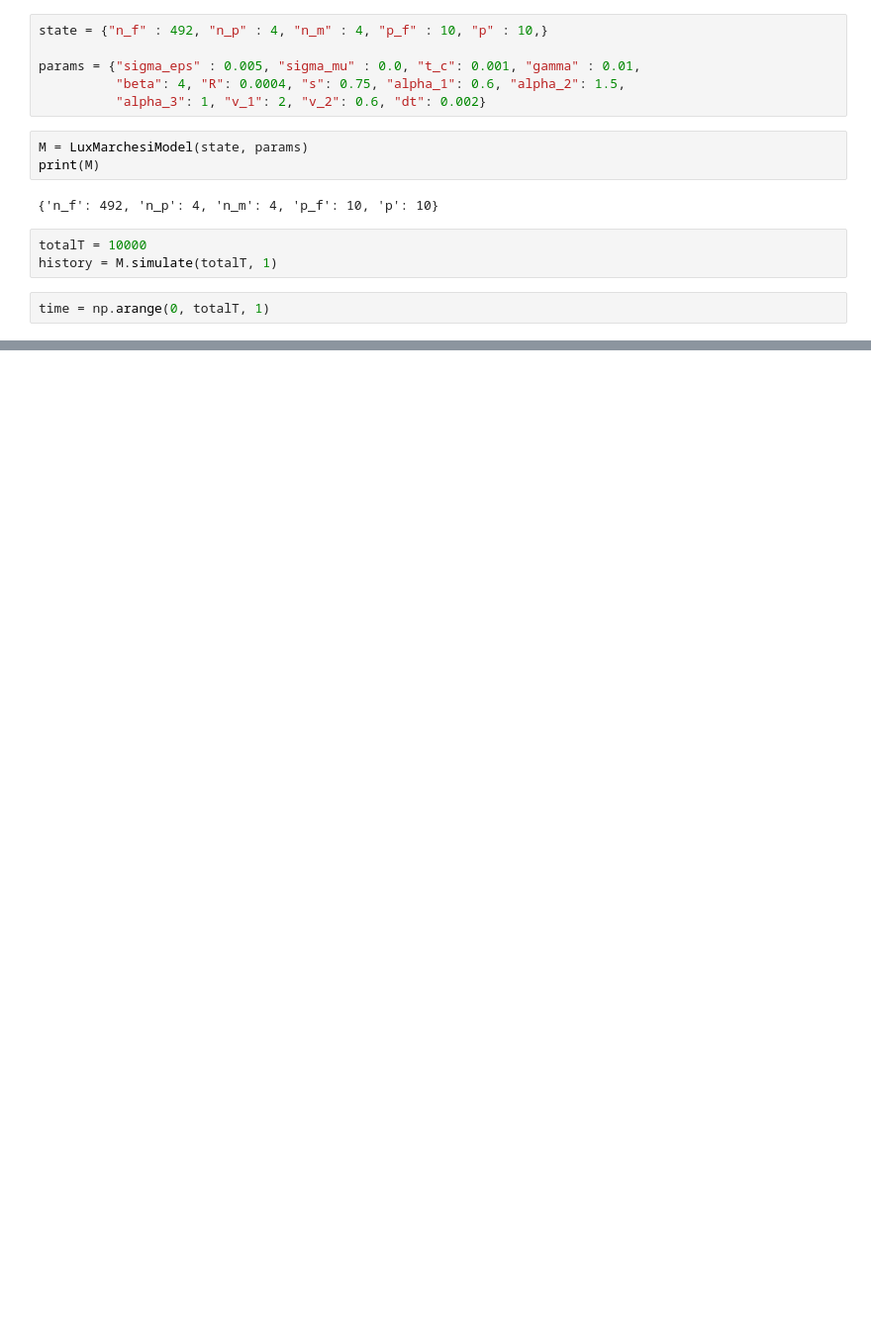
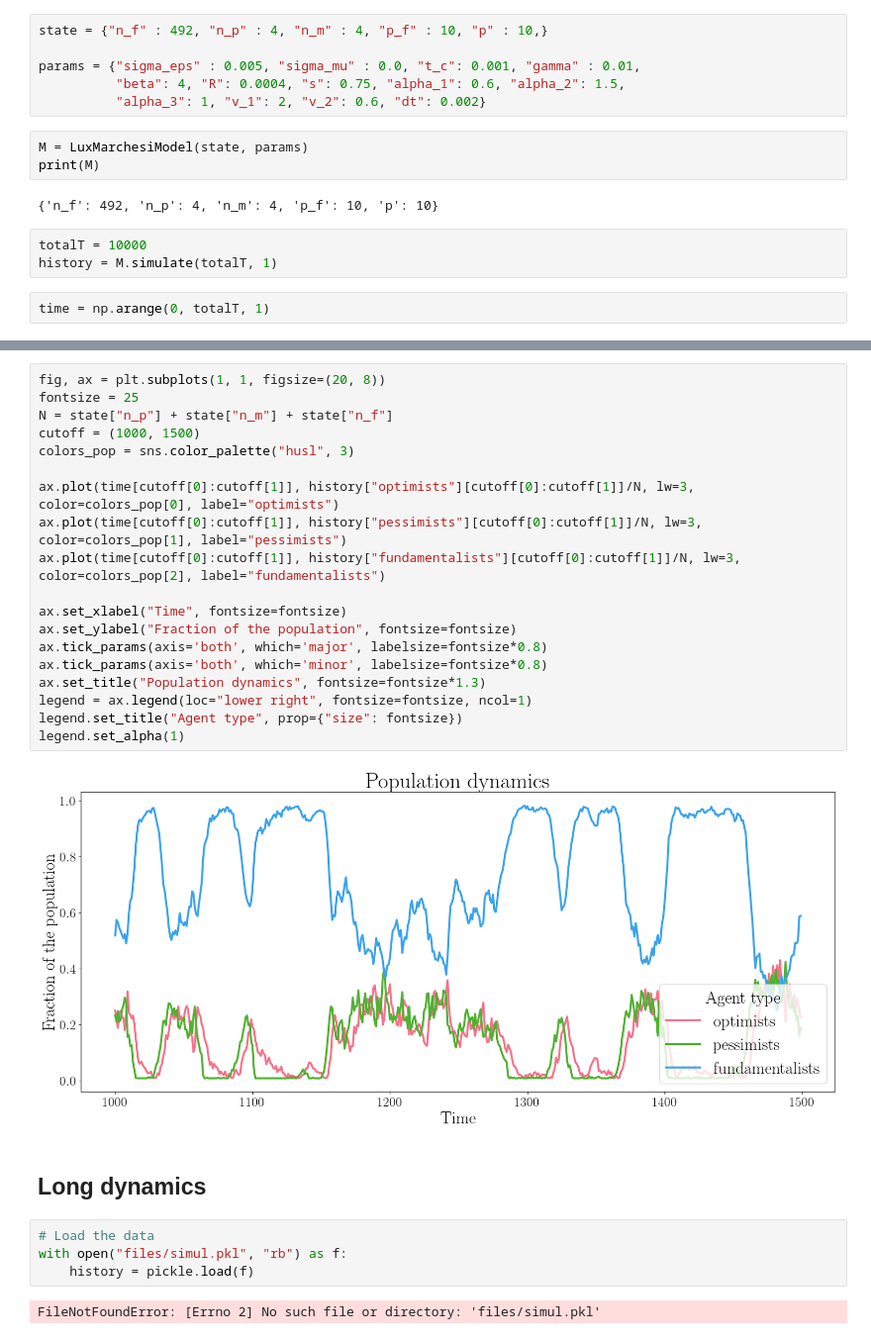
Before and after one commit to paololapo/LuxMarchesiModel, a Jupyter notebook: notebook.ipynb, the cells around one changed output, grey strips where cells are left out. Shown at 99% size. Saved outputs shown, nothing was run; the diff lists cells and outputs as text; blank space fills up the shorter version.

```diff
--- a/notebook.ipynb
+++ b/notebook.ipynb
@@ -62,0 +107,29 @@ fig.tight_layout();
+# %%
+fig, ax = plt.subplots(1, 1, figsize=(20, 8))
+fontsize = 25
+N = state["n_p"] + state["n_m"] + state["n_f"]
+cutoff = (1000, 1500)
+colors_pop = sns.color_palette("husl", 3)
+
+ax.plot(time[cutoff[0]:cutoff[1]], history["optimists"][cutoff[0]:cutoff[1]]/N, lw=3, color=colors_pop[0], label="optimists")
+ax.plot(time[cutoff[0]:cutoff[1]], history["pessimists"][cutoff[0]:cutoff[1]]/N, lw=3, color=colors_pop[1], label="pessimists")
+ax.plot(time[cutoff[0]:cutoff[1]], history["fundamentalists"][cutoff[0]:cutoff[1]]/N, lw=3, color=colors_pop[2], label="fundamentalists")
+
+ax.set_xlabel("Time", fontsize=fontsize)
+ax.set_ylabel("Fraction of the population", fontsize=fontsize)
+ax.tick_params(axis='both', which='major', labelsize=fontsize*0.8)
+ax.tick_params(axis='both', which='minor', labelsize=fontsize*0.8)
+ax.set_title("Population dynamics", fontsize=fontsize*1.3)
+legend = ax.legend(loc="lower right", fontsize=fontsize, ncol=1)
+legend.set_title("Agent type", prop={"size": fontsize})
+legend.set_alpha(1)
+# %% [output]
+[figure, added]
+# %% [markdown]
+## Long dynamics
+# %%
+# Load the data
+with open("files/simul.pkl", "rb") as f:
+    history = pickle.load(f)
+# %% [output]
+FileNotFoundError: [Errno 2] No such file or directory: 'files/simul.pkl'
```
Also changed, not shown: parts of 14 cells of this notebook, 3 other files.
